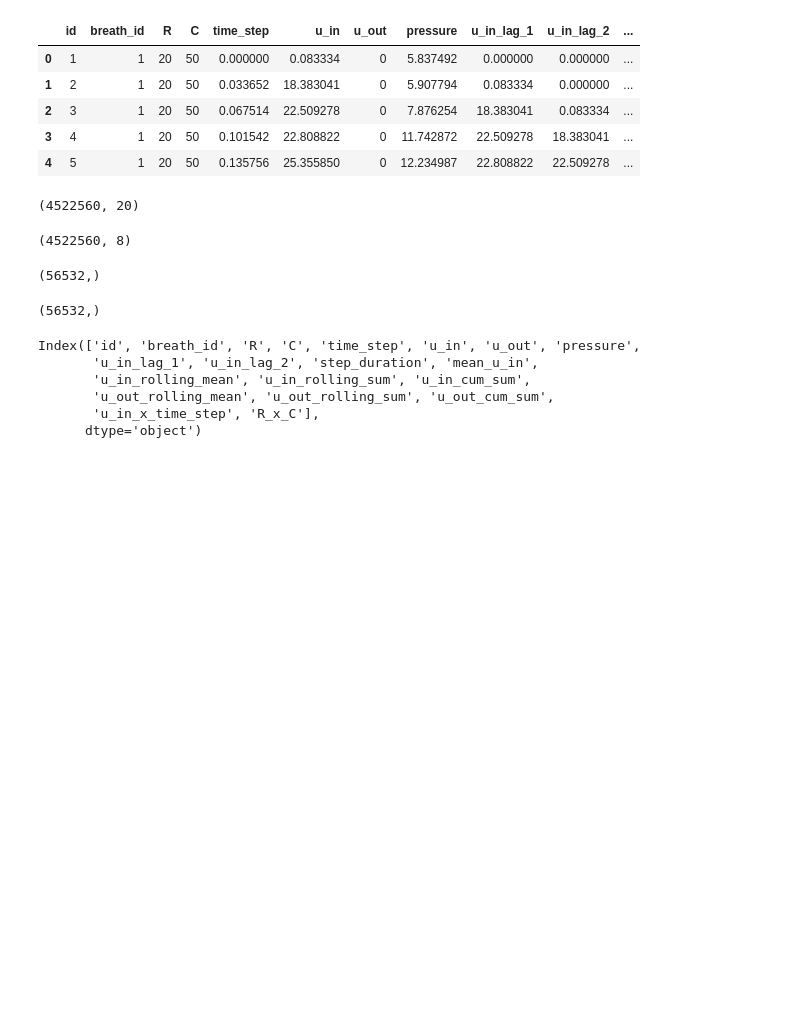
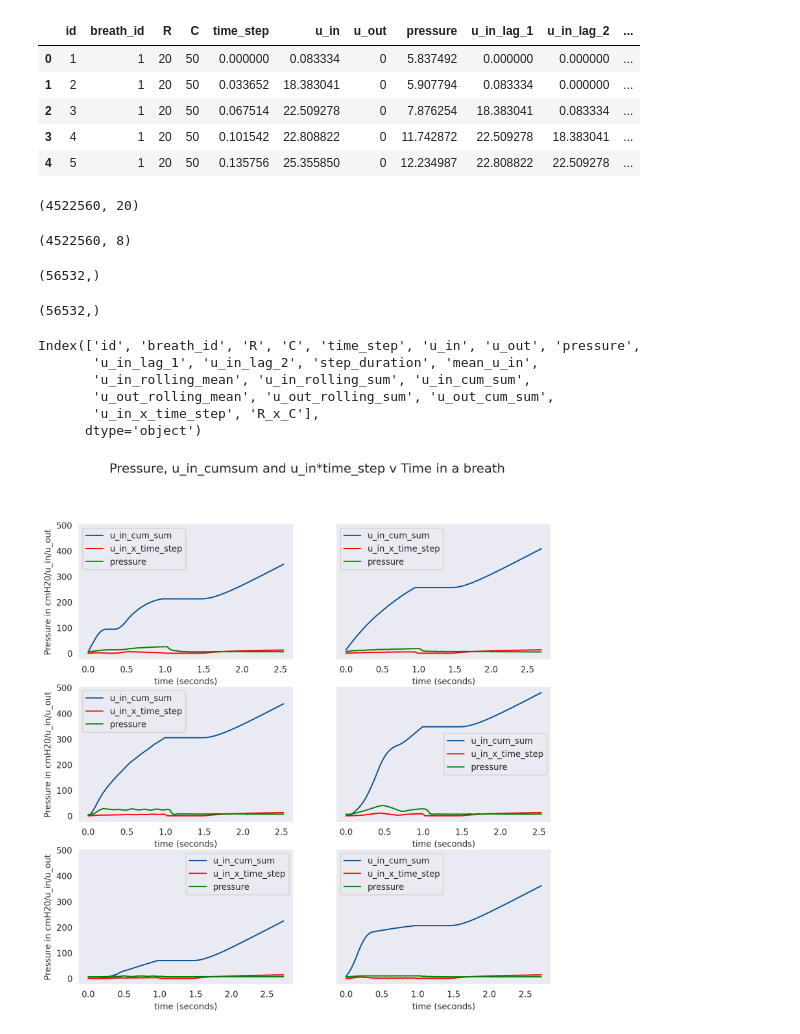
Before and after one commit to sumakarnam/DSI-Capstone, a Jupyter notebook: Ventilator_Pressure_Prediction/code/Feature_engineering.ipynb, the cells around one changed output. Drawn from its saved outputs; the diff is of its cells as text; code cells hidden in the pictures; blank space fills up the shorter version.

```diff
--- a/Ventilator_Pressure_Prediction/code/Feature_engineering.ipynb
+++ b/Ventilator_Pressure_Prediction/code/Feature_engineering.ipynb
@@ -218,3 +168,26 @@ Index(['id', 'breath_id', 'R', 'C', 'time_step', 'u_in', 'u_out', 'pressure',
        'u_out_rolling_mean', 'u_out_rolling_sum', 'u_out_cum_sum',
        'u_in_x_time_step', 'R_x_C'],
       dtype='object')
+# %%
+#visualizations of engineered features
+
+#Plot u_in and u_out as a function of time for a smaple of six breath
+
+fig, ax = plt.subplots(3, 2, dpi=200, figsize=(10,10), sharey=True );
+
+breath_ids = [100,2,3,4,20,6]
+
+for i, breath_id in enumerate(breath_ids):
+
+    sns.lineplot(y = data_with_features[data_with_features['breath_id'] == breath_id]['u_in_cum_sum'], x = data_with_features[data_with_features['breath_id'] == breath_id]['time_step'],
+                 ax = ax[i%len(breath_ids)//2, i%2], alpha = 1, color = myblue, label ='u_in_cum_sum');
+    sns.lineplot(y = data_with_features[data_with_features['breath_id'] == breath_id]['u_in_x_time_step'], x = data_with_features[data_with_features['breath_id'] == breath_id]['time_step'],
+                 ax = ax[i%len(breath_ids)//2, i%2], alpha = 1, color = 'red', label='u_in_x_time_step');
+    sns.lineplot(y = data_with_features[data_with_features['breath_id'] == breath_id]['pressure'], x = data_with_features[data_with_features['breath_id'] == breath_id]['time_step'],
+                 ax = ax[i%len(breath_ids)//2, i%2], alpha = 1, color = 'green', label='pressure');
+    ax[i%len(breath_ids)//2, i%2].set_xlabel('time (seconds)', fontsize=10);
+    ax[i%len(breath_ids)//2, i%2].set_ylabel('Pressure in cmH20/u_in/u_out', fontsize=10);
+
+fig.suptitle('Pressure, u_in_cumsum and u_in*time_step v Time in a breath', fontsize=15, fontweight=10);
+# %% [output]
+[figure, added]
```
Also changed, not shown: parts of 4 cells of this notebook, 2 other files.
